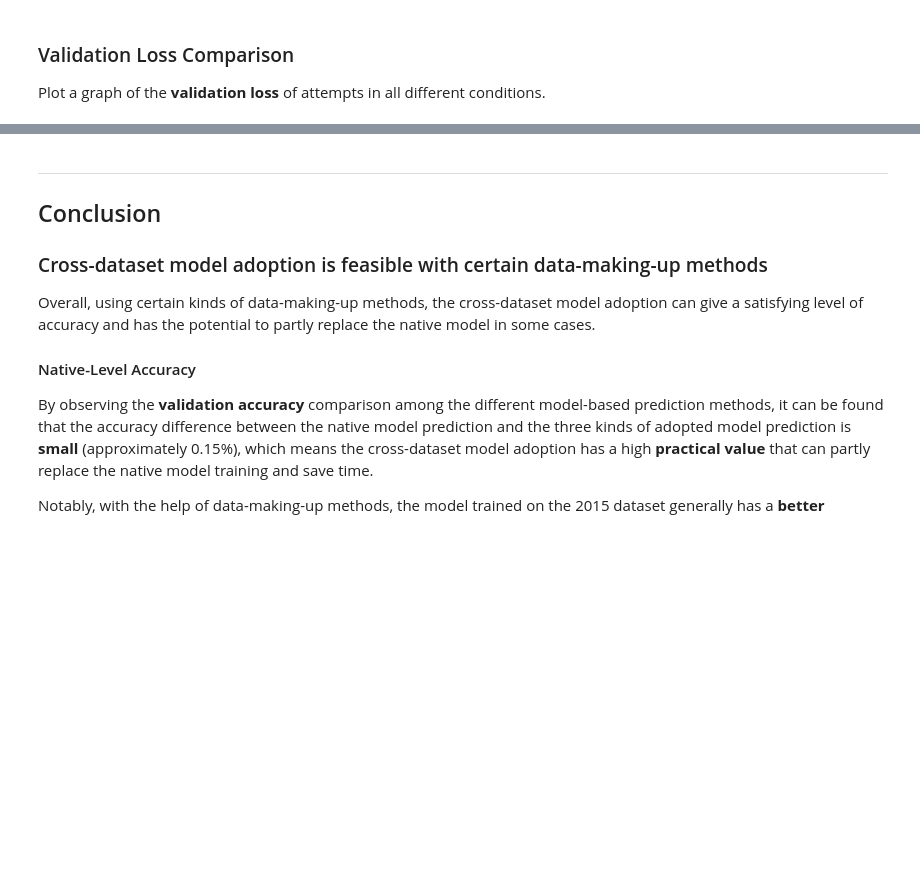
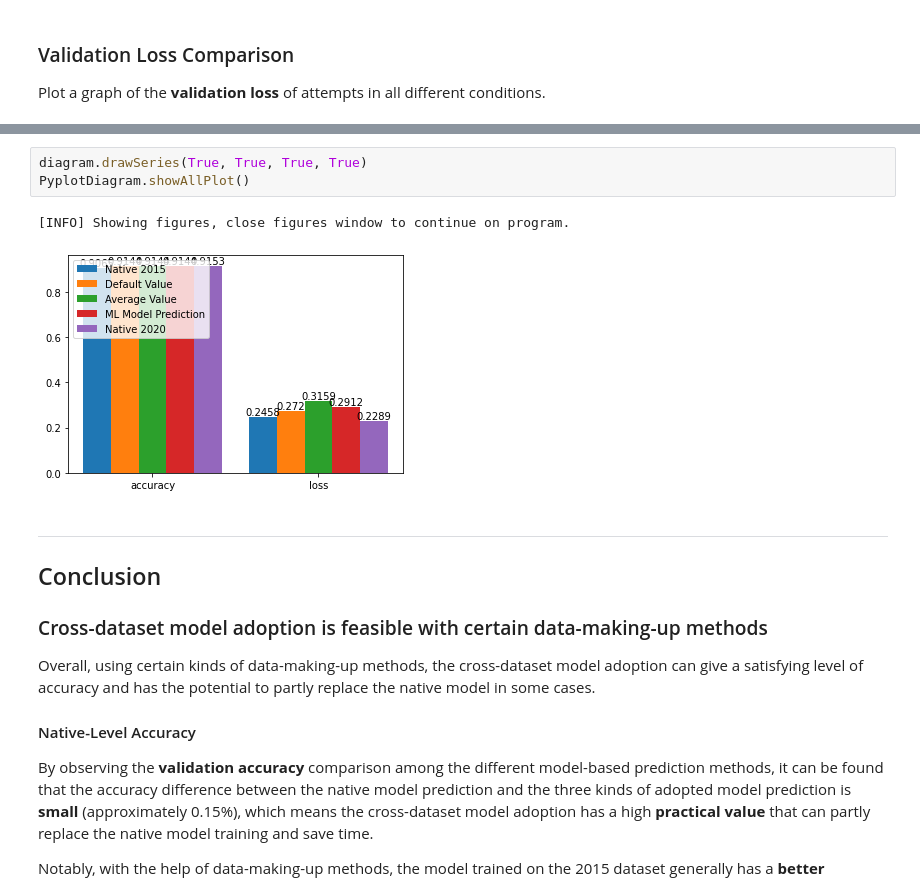
Before and after one commit to OzelotVanilla/PythonCourseRepos, a Jupyter notebook: Project_Interactive_Demo.ipynb, the cells around one changed output, grey strips where cells are left out. Drawn from its saved outputs; the diff is of its cells as text; blank space fills up the shorter version.

Commit message:
feat - Show two axis function
Typo also fixed.

```diff
--- a/Project_Interactive_Demo.ipynb
+++ b/Project_Interactive_Demo.ipynb
@@ -815,3 +830,9 @@ plt.show()
+# %%
+diagram.drawSeries(True, True, True, True)
+PyplotDiagram.showAllPlot()
+# %% [output]
+[INFO] Showing figures, close figures window to continue on program.
+[figure, added]
 # %% [markdown]
 ----
 ## Conclusion
```
Also changed, not shown: parts of 3 cells of this notebook, 3 other files.
